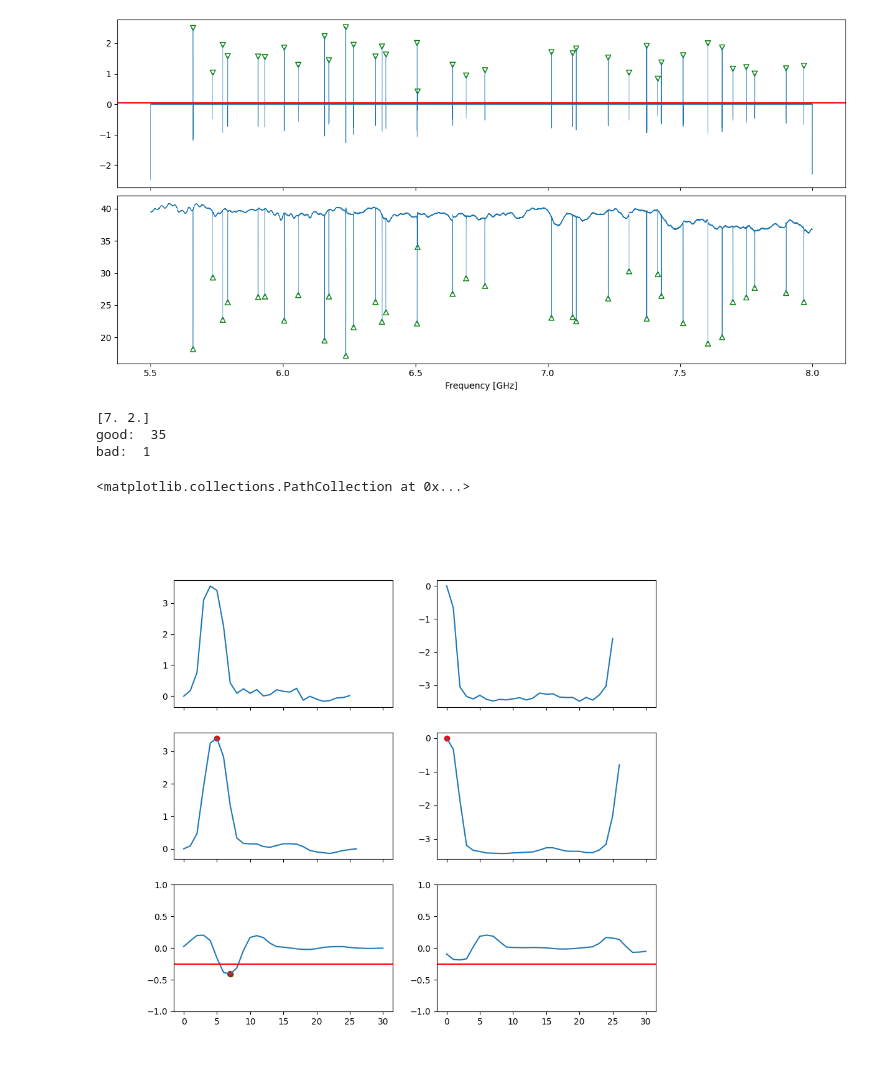
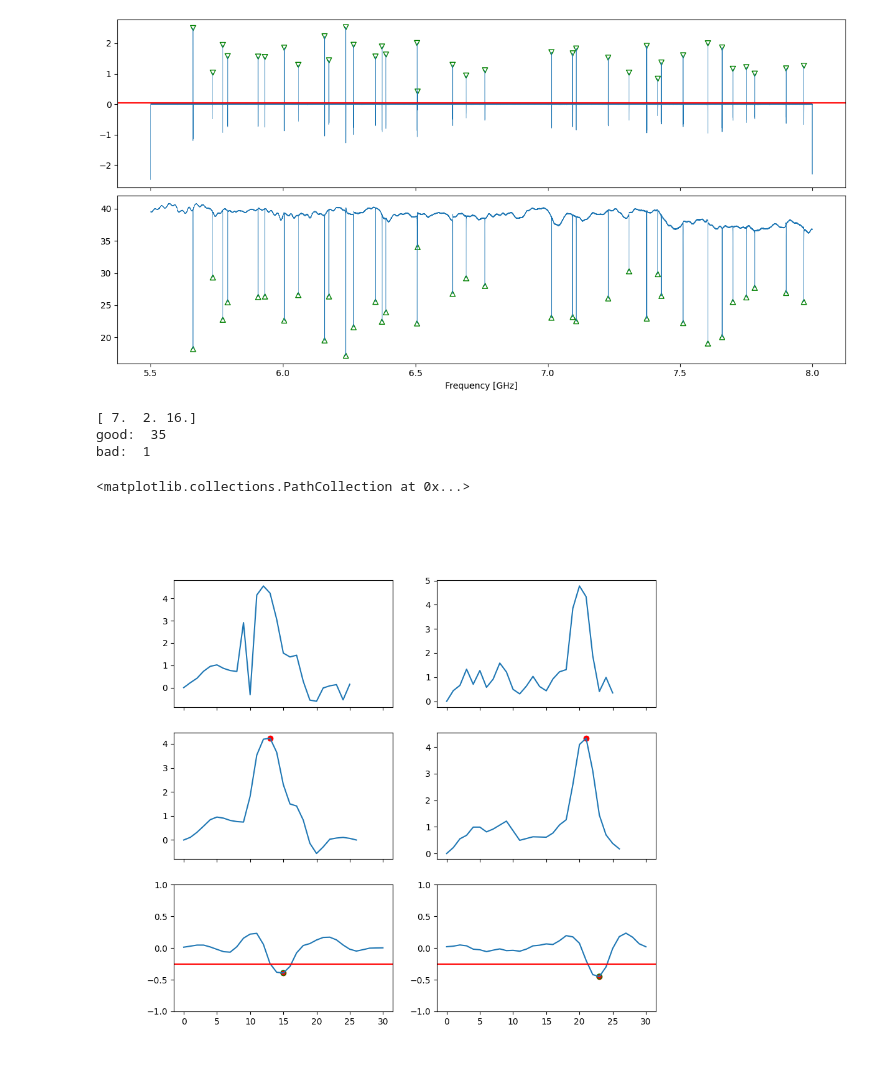
Before and after one commit to wilbertras/spatial-mapping, a Jupyter notebook: Mappings/LT343chip9/mapping_LT343chip9.ipynb, the cells around one changed output. Cells and saved outputs as stored; diff of their text form; code cells hidden in the pictures.

```diff
--- a/Mappings/LT343chip9/mapping_LT343chip9.ipynb
+++ b/Mappings/LT343chip9/mapping_LT343chip9.ipynb
@@ -96,10 +99,12 @@ smooth_d2s21s = np.empty((len(xfiles)+6, 2, len(locs)))
 smooth_d2s21s[:] = np.nan
 window = np.ones(sw)/sw
 dwindow = np.ones(dw)/dw
-pos = np.empty((nr_kids, 2))
-pos[:] = 0
-semi_pos = np.empty((nr_kids, 2))
-semi_pos[:] = 0
+pos = np.empty((nr_kids, 3))
+pos[:] = np.nan
+pos[:, 2] = np.arange(nr_kids)
+semi_pos = np.empty((nr_kids, 3))
+semi_pos[:] = np.nan
+semi_pos[:, 2] = np.arange(nr_kids)
 nr_good = 0
 nr_semi = 0
 bad = []
@@ -157,41 +162,41 @@ print('good: ', nr_good)
 # print('semi: ', nr_semi)
 print('bad: ', len(bad))
 # %% [output]
-[7. 2.]
+[ 7.  2. 16.]
 good:  35
 bad:  1
 # %%
-kid = bad[0]
+kid = 32
 x = s21s[:, 0, kid]
 y = s21s[:, 1, kid]
 xsmooth = smooth_s21s[:, 0, kid]
 ysmooth = smooth_s21s[:, 1, kid]
 d2xsmooth = smooth_d2s21s[:, 0, kid]
 d2ysmooth = smooth_d2s21s[:, 1, kid]
 
 fig, ax = plt.subplot_mosaic('ab;cd;ef', figsize=(10, 9), sharex=True)
 ax['a'].plot(x)
 ax['b'].plot(y)
 
 ax['c'].plot(xsmooth)
 ax['d'].plot(ysmooth)
 ax['c'].scatter(np.nanargmax(xsmooth), np.nanmax(xsmooth), c='r')
 ax['d'].scatter(np.nanargmax(ysmooth), np.nanmax(ysmooth), c='r')
 
 ax['e'].plot(d2xsmooth)
 ax['f'].plot(d2ysmooth)
 ax['e'].axhline(-mph, c='r')
 ax['f'].axhline(-mph, c='r')
 locx, propx = find_peaks(-d2xsmooth, height=mph, prominence=mpp, width=mpw)
 cx = np.round((propx['right_ips'] + propx['left_ips']) / 2)
 locy, propy = find_peaks(-d2ysmooth, height=mph, prominence=mpp, width=mpw)
 cy = np.round((propy['right_ips'] + propy['left_ips']) / 2)
 ax['e'].scatter(locx, -propx['peak_heights'], c='r')
 ax['f'].scatter(locy, -propy['peak_heights'], c='r')
 ax['e'].set_ylim(-1, 1)
 ax['f'].set_ylim(-1, 1)
 ax['e'].scatter(cx, -propx['peak_heights'], c='None', edgecolor='g')
 ax['f'].scatter(cy, -propy['peak_heights'], c='None', edgecolor='g')
 # %% [output]
 <matplotlib.collections.PathCollection at 0x...>
-[figure, old version]
+[figure, new version]
```
Also changed, not shown: parts of 11 cells of this notebook, 5 other files.
